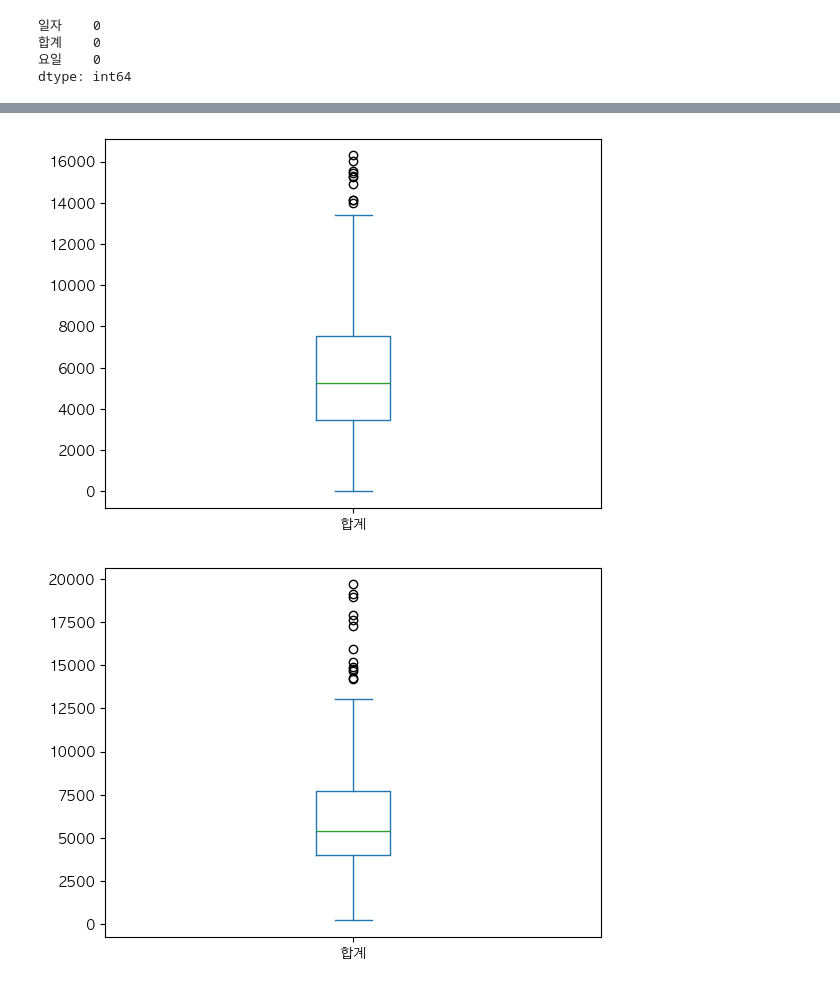
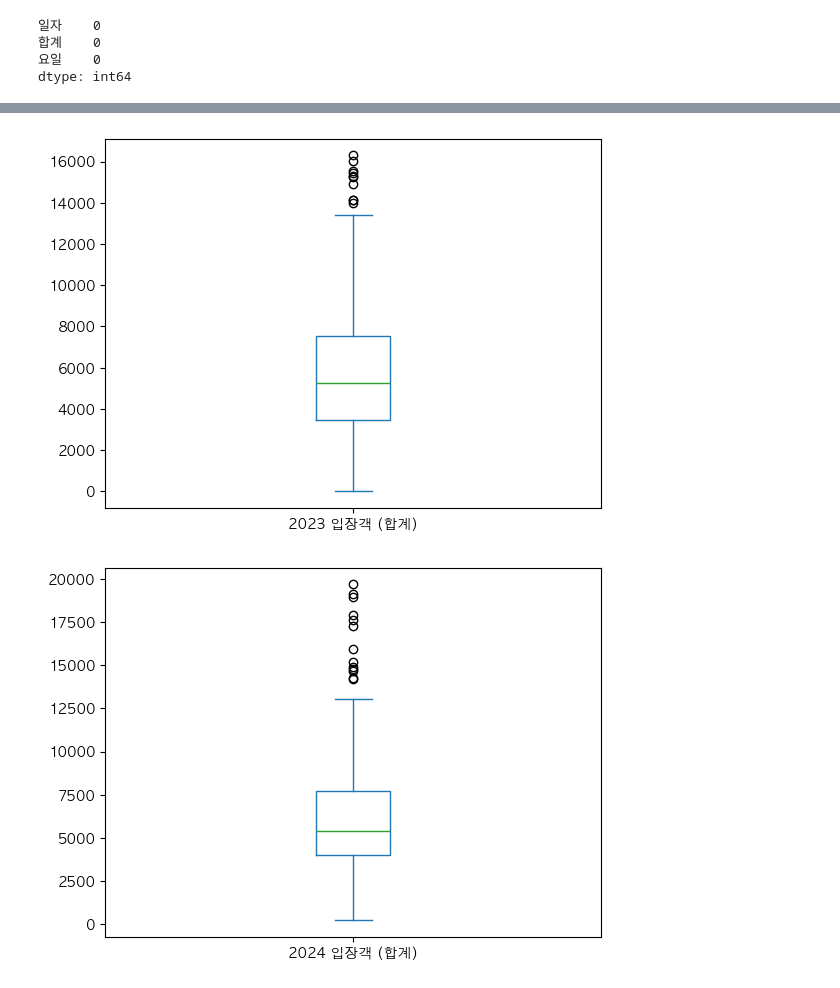
Before and after one commit to Encore-SKN-24/EDA_MINI_4TEAM, a Jupyter notebook: SAC_attendance/SAC_attendance_eda.ipynb, the cells around one changed output, grey strips where cells are left out. Saved outputs shown, nothing was run; the diff lists cells and outputs as text; code cells hidden in the pictures.

```diff
--- a/SAC_attendance/SAC_attendance_eda.ipynb
+++ b/SAC_attendance/SAC_attendance_eda.ipynb
@@ -22,7 +22,7 @@ plt.rcParams['axes.unicode_minus'] = False
 # 년도로 csv 파일 분리
 all_performances_data = pd.read_excel("./raw_data/SAC_2011_2025.xlsx", sheet_name=None)
 
-years = ("2023", "2024", "2025")
+years = ("2023", "2024")
 
 for sheet_name, df in all_performances_data.items():
     if sheet_name.startswith(years):
@@ -169,12 +178,12 @@ dtype: int64
 # %%
-df_2023['합계'].plot(kind='box')
+df_2023['합계'].plot(kind='box', label='2023 입장객 (합계)')
 plt.show()
 # %% [output]
-[figure, old version]
+[figure, new version]
 # %%
+df_2024['합계'].plot(kind='box', label='2024 입장객 (합계)')
 
-df_2024['합계'].plot(kind='box')
 plt.show()
 # %% [output]
-[figure, old version]
+[figure, new version]
 # %%
```
Also changed, not shown: parts of 10 cells of this notebook.
